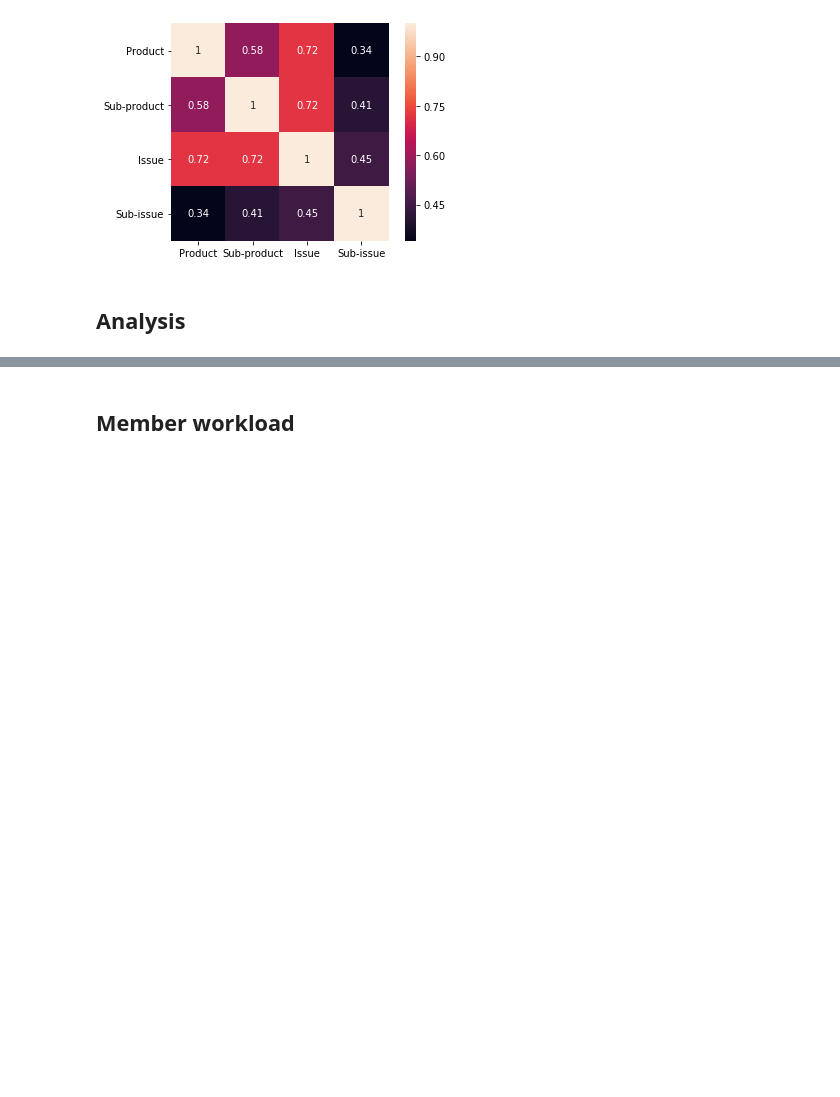
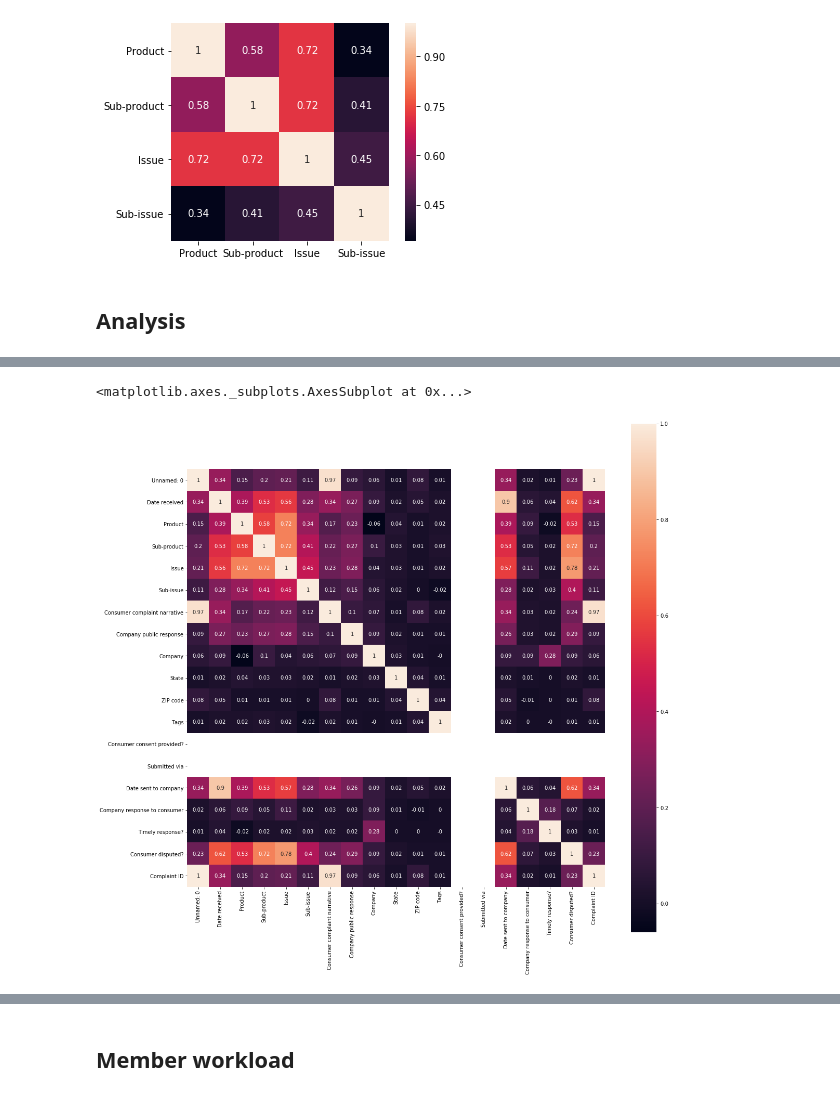
Before and after one commit to GillisWerrebrouck/UGent_Machine-Learning-Project, a Jupyter notebook: project-notebook.ipynb, the cells around one changed output, grey strips where cells are left out. Saved outputs shown, nothing was run; the diff lists cells and outputs as text; code cells hidden in the pictures; blank space fills up the shorter version.

Commit message:
initial data cleaning

```diff
--- a/project-notebook.ipynb
+++ b/project-notebook.ipynb
@@ -188,0 +205,10 @@ sns.heatmap(data=corr, annot=True, square=True)
+# %%
+factorized_dataset = dataset.apply(lambda x: pd.factorize(x)[0])
+
+corr = factorized_dataset.corr().round(2)
+
+f, ax = plt.subplots(figsize=(18,18))
+sns.heatmap(data=corr, annot=True, square=True)
+# %% [output]
+<matplotlib.axes._subplots.AxesSubplot at 0x...>
+[figure, added]
```
Also changed, not shown: parts of 6 cells of this notebook.
